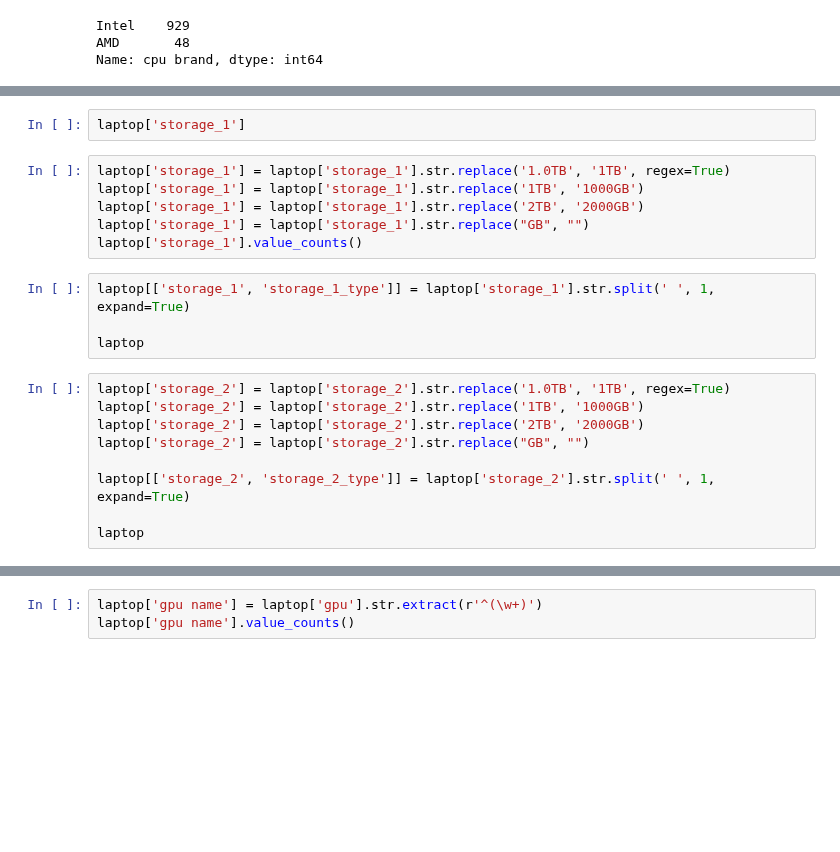
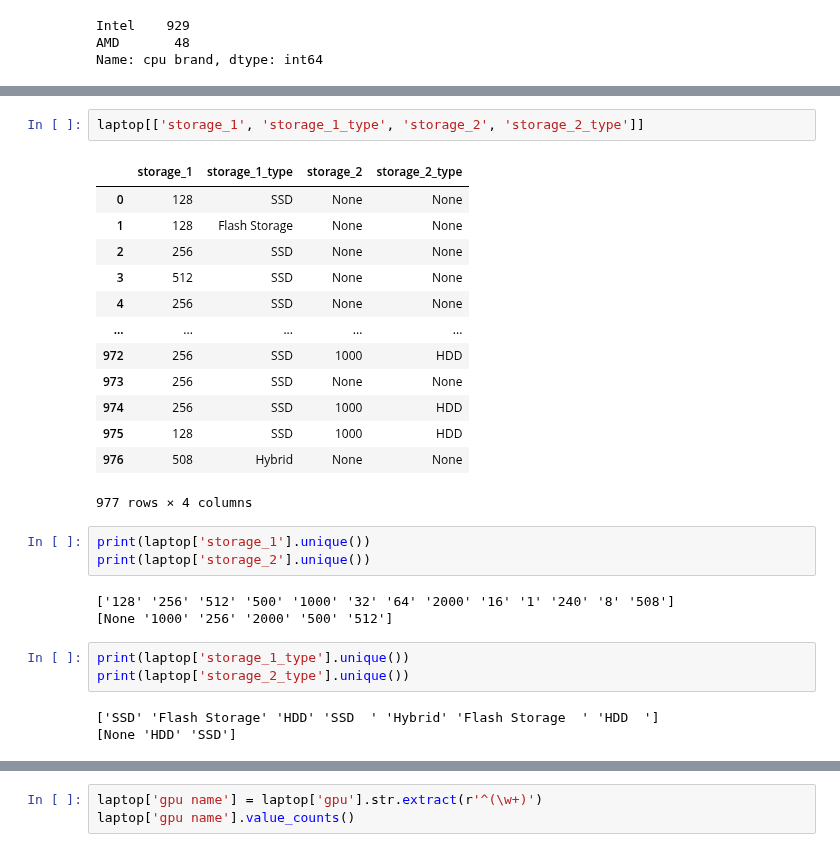
Before and after one commit to indraJuliansyahPutra/Laptop-Price, a Jupyter notebook: clean.ipynb, the cells around one changed output, grey strips where cells are left out. Cells and saved outputs as stored; diff of their text form; blank space fills up the shorter version.

```diff
--- a/clean.ipynb
+++ b/clean.ipynb
@@ -446,21 +542,28 @@ laptop
 # %%
-laptop['storage_1']
+laptop[['storage_1', 'storage_1_type', 'storage_2', 'storage_2_type']]
+# %% [output]
+|  | storage_1 | storage_1_type | storage_2 | storage_2_type |
+| 0 | 128 | SSD | None | None |
+| 1 | 128 | Flash Storage | None | None |
+| 2 | 256 | SSD | None | None |
+| 3 | 512 | SSD | None | None |
+| 4 | 256 | SSD | None | None |
+| ... | ... | ... | ... | ... |
+| 972 | 256 | SSD | 1000 | HDD |
+| 973 | 256 | SSD | None | None |
+| 974 | 256 | SSD | 1000 | HDD |
+| 975 | 128 | SSD | 1000 | HDD |
+| 976 | 508 | Hybrid | None | None |
+977 rows × 4 columns
-# %%
-laptop['storage_1'] = laptop['storage_1'].str.replace('1.0TB', '1TB', regex=True)
-laptop['storage_1'] = laptop['storage_1'].str.replace('1TB', '1000GB')
-laptop['storage_1'] = laptop['storage_1'].str.replace('2TB', '2000GB')
-laptop['storage_1'] = laptop['storage_1'].str.replace("GB", "")
-laptop['storage_1'].value_counts()
-# %%
-laptop[['storage_1', 'storage_1_type']] = laptop['storage_1'].str.split(' ', 1, expand=True)
-
-laptop
-# %%
-laptop['storage_2'] = laptop['storage_2'].str.replace('1.0TB', '1TB', regex=True)
-laptop['storage_2'] = laptop['storage_2'].str.replace('1TB', '1000GB')
-laptop['storage_2'] = laptop['storage_2'].str.replace('2TB', '2000GB')
-laptop['storage_2'] = laptop['storage_2'].str.replace("GB", "")
-
-laptop[['storage_2', 'storage_2_type']] = laptop['storage_2'].str.split(' ', 1, expand=True)
-
-laptop
+# %%
+print(laptop['storage_1'].unique())
+print(laptop['storage_2'].unique())
+# %% [output]
+['128' '256' '512' '500' '1000' '32' '64' '2000' '16' '1' '240' '8' '508']
+[None '1000' '256' '2000' '500' '512']
+# %%
+print(laptop['storage_1_type'].unique())
+print(laptop['storage_2_type'].unique())
+# %% [output]
+['SSD' 'Flash Storage' 'HDD' 'SSD  ' 'Hybrid' 'Flash Storage  ' 'HDD  ']
+[None 'HDD' 'SSD']
```
Also changed, not shown: parts of 10 cells of this notebook.
